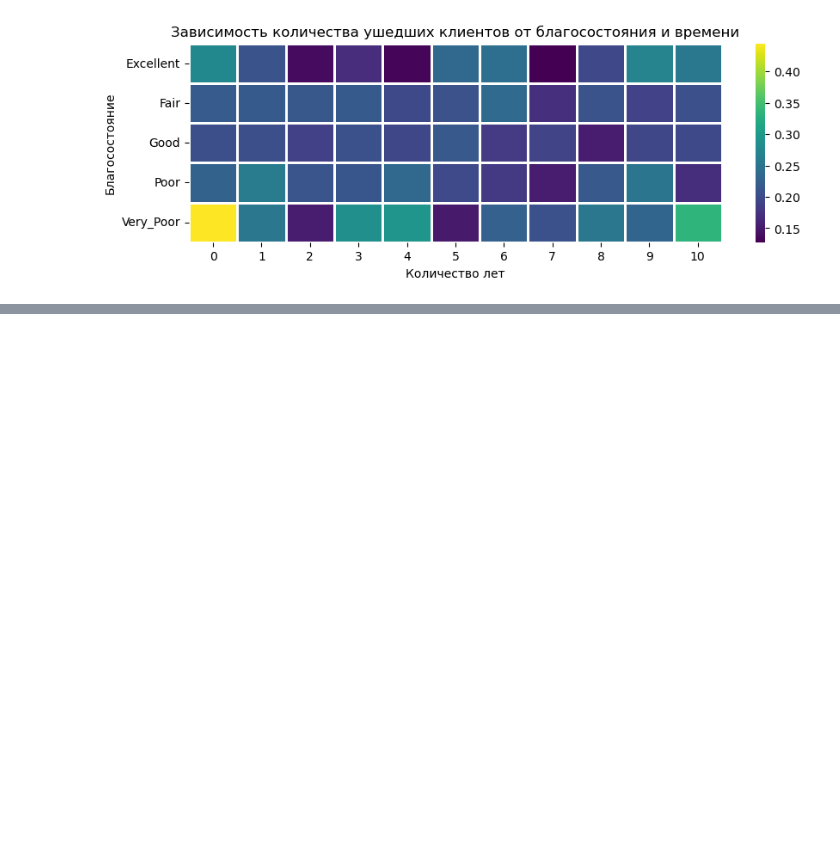
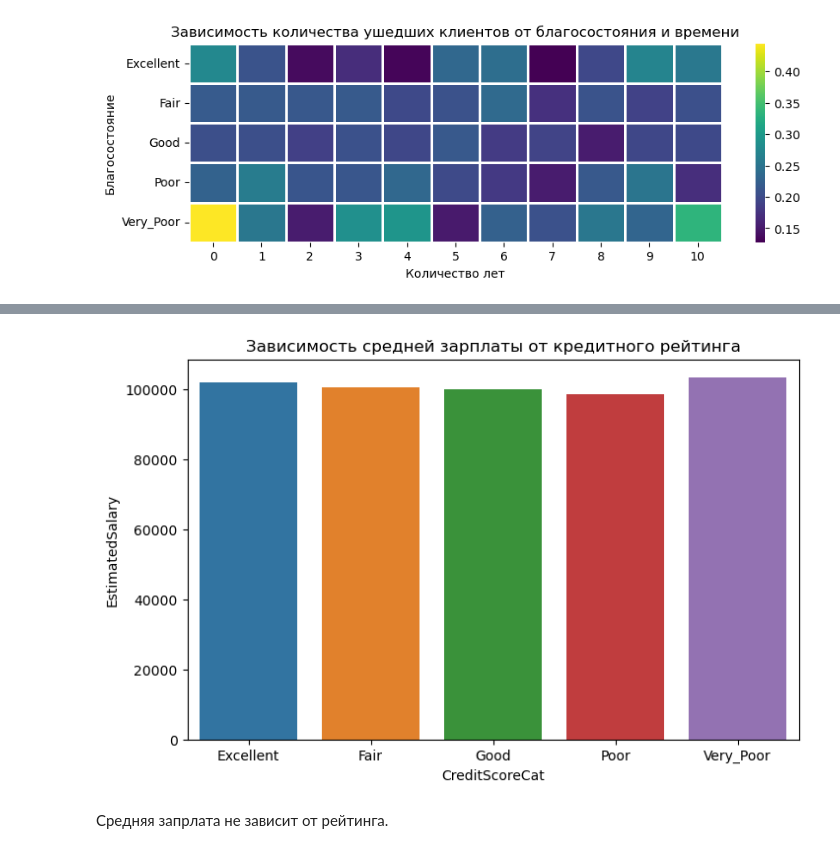
Before and after one commit to Terr14/SF_DS, a Jupyter notebook: SkillFactory/PYTHON-13 Визуализация данных/Python-13 Закрепление знаний.ipynb, the cells around one changed output, grey strips where cells are left out. Saved outputs shown, nothing was run; the diff lists cells and outputs as text; code cells hidden in the pictures; blank space fills up the shorter version.

```diff
--- a/SkillFactory/PYTHON-13 Визуализация данных/Python-13 Закрепление знаний.ipynb
+++ b/SkillFactory/PYTHON-13 Визуализация данных/Python-13 Закрепление знаний.ipynb
@@ -342,0 +365,3 @@ fig.set_ylabel('Благосостояние');
+# %%
+score_cat_data = churn_data.groupby('CreditScoreCat', as_index=False)['EstimatedSalary'].mean()
+display(score_cat_data)
@@ -342,0 +375,14 @@ fig.set_ylabel('Благосостояние');
+# %%
+fig = plt.figure(figsize=(8, 5))
+
+barplot = sns.barplot(
+    data=score_cat_data,
+    x='CreditScoreCat',
+    y='EstimatedSalary',
+
+)
+barplot.set_title('Зависимость средней зарплаты от кредитного рейтинга');
+# %% [output]
+[figure, added]
+# %% [markdown]
+Средняя запрлата не зависит от рейтинга.
```
Also changed, not shown: parts of 22 cells of this notebook.
